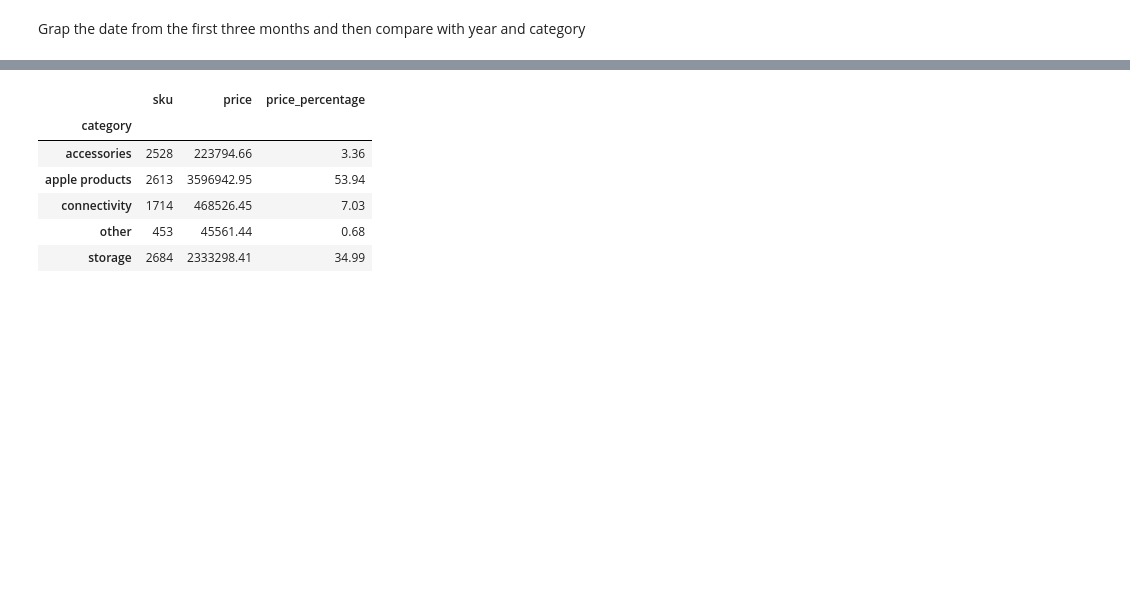
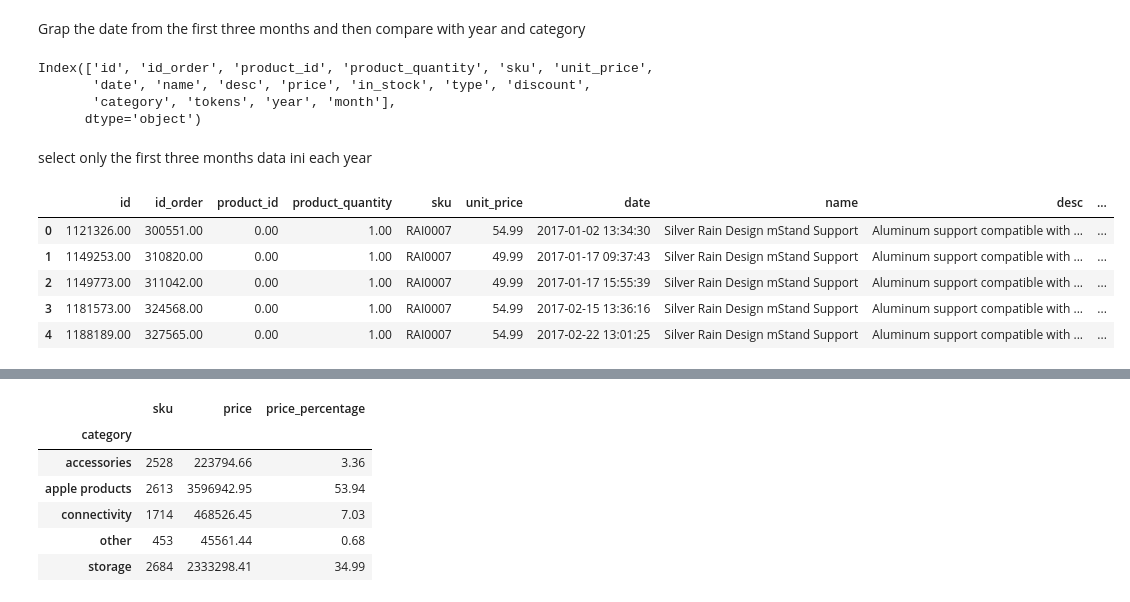
Before and after one commit to PhoenixCC0722/JoinTheGame_Magist, a Jupyter notebook: Kopie_von_Categories_Eniac_Group2.ipynb, the cells around one changed output, grey strips where cells are left out. Saved outputs shown, nothing was run; the diff lists cells and outputs as text; code cells hidden in the pictures; blank space fills up the shorter version.

```diff
--- a/Kopie_von_Categories_Eniac_Group2.ipynb
+++ b/Kopie_von_Categories_Eniac_Group2.ipynb
@@ -316,3 +361,25 @@ print(ol_p_category_df.date.max(),ol_p_category_df.date.min(), sep="\n")
 2017-01-01 01:46:16
 # %% [markdown]
 Grap the date from the first three months and then compare with year and category
+# %%
+#ors_nov17 = ol_df.loc[ol_df['date'].dt.strftime('%Y-%m') == '2017-11'], %m-%d
+# month only in January, Feburary and March
+ol_p_category_df["month"] = ol_df.date.dt.month
+ol_p_category_df.columns
+# %% [output]
+Index(['id', 'id_order', 'product_id', 'product_quantity', 'sku', 'unit_price',
+       'date', 'name', 'desc', 'price', 'in_stock', 'type', 'discount',
+       'category', 'tokens', 'year', 'month'],
+      dtype='object')
+# %% [markdown]
+select only the first three months data ini each year
+# %%
+ol_p_category_df_janfebmar = ol_p_category_df.loc[ol_p_category_df["month"].isin([1,2,3])]
+ol_p_category_df_janfebmar.head()
+# %% [output]
+|  | id | id_order | product_id | product_quantity | sku | unit_price | date | name | desc | ... |
+| 0 | 1121326.00 | 300551.00 | 0.00 | 1.00 | RAI0007 | 54.99 | 2017-01-02 13:34:30 | Silver Rain Design mStand Support | Aluminum support compatible with ... | ... |
+| 1 | 1149253.00 | 310820.00 | 0.00 | 1.00 | RAI0007 | 49.99 | 2017-01-17 09:37:43 | Silver Rain Design mStand Support | Aluminum support compatible with ... | ... |
+| 2 | 1149773.00 | 311042.00 | 0.00 | 1.00 | RAI0007 | 49.99 | 2017-01-17 15:55:39 | Silver Rain Design mStand Support | Aluminum support compatible with ... | ... |
+| 3 | 1181573.00 | 324568.00 | 0.00 | 1.00 | RAI0007 | 54.99 | 2017-02-15 13:36:16 | Silver Rain Design mStand Support | Aluminum support compatible with ... | ... |
+| 4 | 1188189.00 | 327565.00 | 0.00 | 1.00 | RAI0007 | 54.99 | 2017-02-22 13:01:25 | Silver Rain Design mStand Support | Aluminum support compatible with ... | ... |
```
Also changed, not shown: parts of 23 cells of this notebook.
